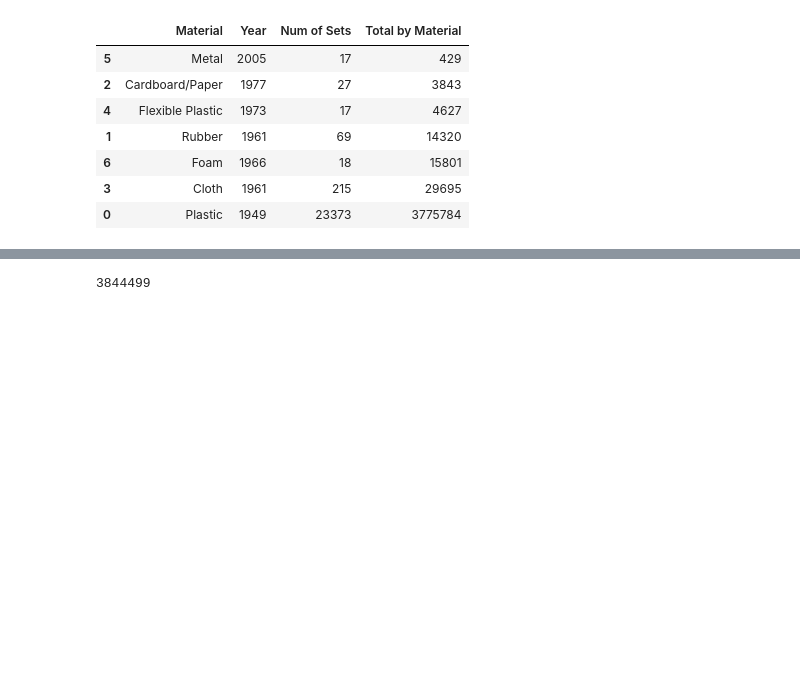
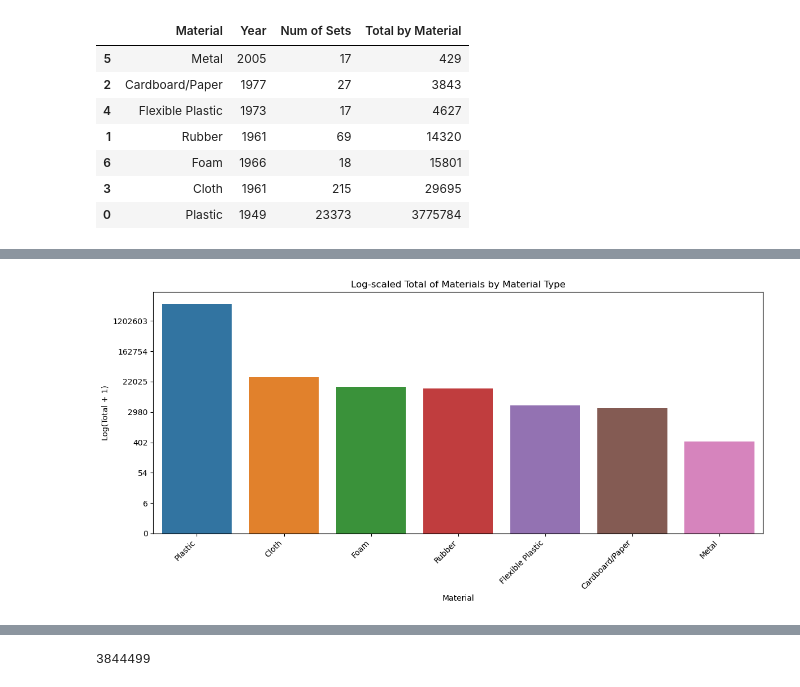
Before and after one commit to slp22/portfolio, a Jupyter notebook: lego_eda.ipynb, the cells around one changed output, grey strips where cells are left out. Drawn from its saved outputs; the diff is of its cells as text; code cells hidden in the pictures; blank space fills up the shorter version.

Commit message:
added data viz

```diff
--- a/lego_eda.ipynb
+++ b/lego_eda.ipynb
@@ -312,7 +313,10 @@ foam = ['Foam', 1966,18, 15801]
 # %%
 materials = [plastic, rubber, cardbard_paper, cloth, flexible_plastic, metal, foam]
 materials_summary = pd.DataFrame(data=materials)
-materials_summary = materials_summary.rename(columns= {0:'Material', 1:'Year', 2:'Num of Sets', 3:'Total by Material'})
+materials_summary = materials_summary.rename(columns= {0:'Material',
+                                                       1:'Year',
+                                                       2:'Num of Sets',
+                                                       3:'Total by Material'})
 materials_summary = materials_summary.sort_values(by=['Total by Material'])
 materials_summary
 # %% [output]
@@ -324,3 +328,8 @@ materials_summary
 | 6 | Foam | 1966 | 18 | 15801 |
 | 3 | Cloth | 1961 | 215 | 29695 |
 | 0 | Plastic | 1949 | 23373 | 3775784 |
+# %%
+scaler = MinMaxScaler()
+materials_summary['Normalized Total'] = scaler.fit_transform(
+    materials_summary[['Total by Material']])
+materials_summary
@@ -326,0 +359,29 @@ materials_summary
+# %%
+
+# Assuming your data is in a DataFrame called 'df'
+# If it's not, you'll need to load it first, e.g.:
+# df = pd.read_csv('your_data.csv')
+
+# Sort the DataFrame by 'total of materials' in descending order
+df_sorted = materials_summary.sort_values('Total by Material', ascending=False)
+
+# Apply log transformation to 'total of materials'
+df_sorted['log_total'] = np.log1p(df_sorted['Total by Material'])
+
+# Create the bar plot
+plt.figure(figsize=(12, 6))
+sns.barplot(x='Material', y='log_total', data=df_sorted)
+
+# Customize the plot
+plt.title('Log-scaled Total of Materials by Material Type')
+plt.xlabel('Material')
+plt.ylabel('Log(Total + 1)')
+plt.xticks(rotation=45, ha='right')
+
+# Adjust y-axis to show original values
+y_ticks = plt.gca().get_yticks()
+plt.gca().set_yticklabels([f'{np.exp(y) - 1:.0f}' for y in y_ticks])
+
+plt.tight_layout();
+# %% [output]
+[figure, added]
```
Also changed, not shown: parts of 9 cells of this notebook.
